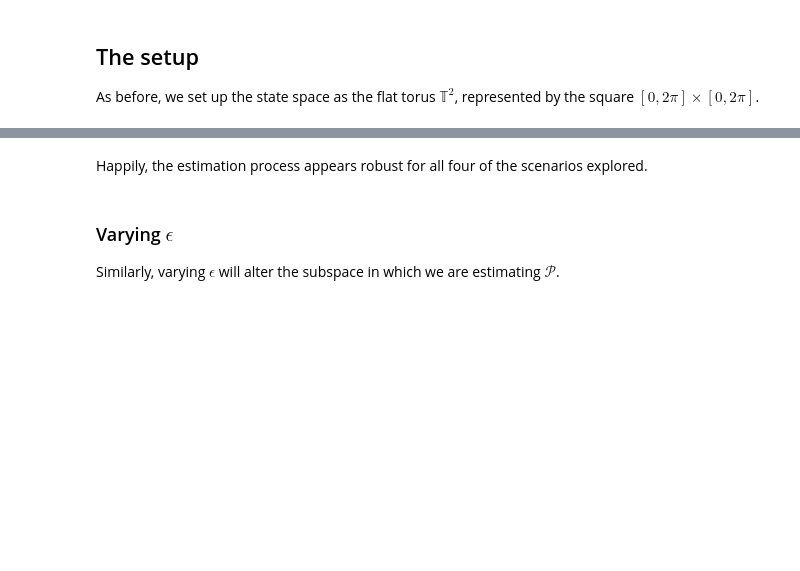
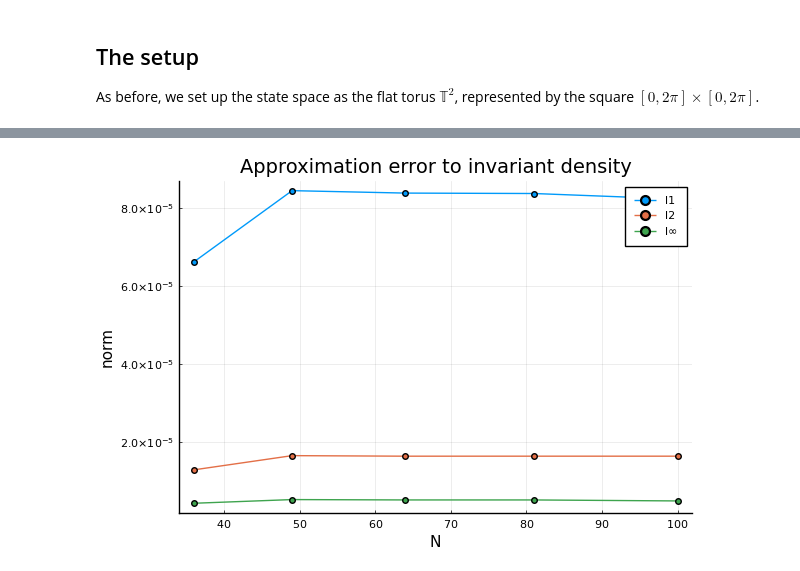
Before and after one commit to rcushen/thesis, a Jupyter notebook: Experimentation.ipynb, the cells around one changed output, grey strips where cells are left out. Saved outputs shown, nothing was run; the diff lists cells and outputs as text; code cells hidden in the pictures; blank space fills up the shorter version.

```diff
--- a/Experimentation.ipynb
+++ b/Experimentation.ipynb
@@ -71,5 +32,4 @@ Objective value is: 0.014731596316674703
-# %% [markdown]
-Happily, the estimation process appears robust for all four of the scenarios explored.
-# %% [markdown]
-### Varying $\epsilon$
-Similarly, varying $\epsilon$ will alter the subspace in which we are estimating $\mathcal{P}$.
+# %%
+plot_metrics(results_grid_stand, sample_sizes, "approximation")
+# %% [output]
+[figure, added]
```
Also changed, not shown: parts of 26 cells of this notebook, 3 other files.
